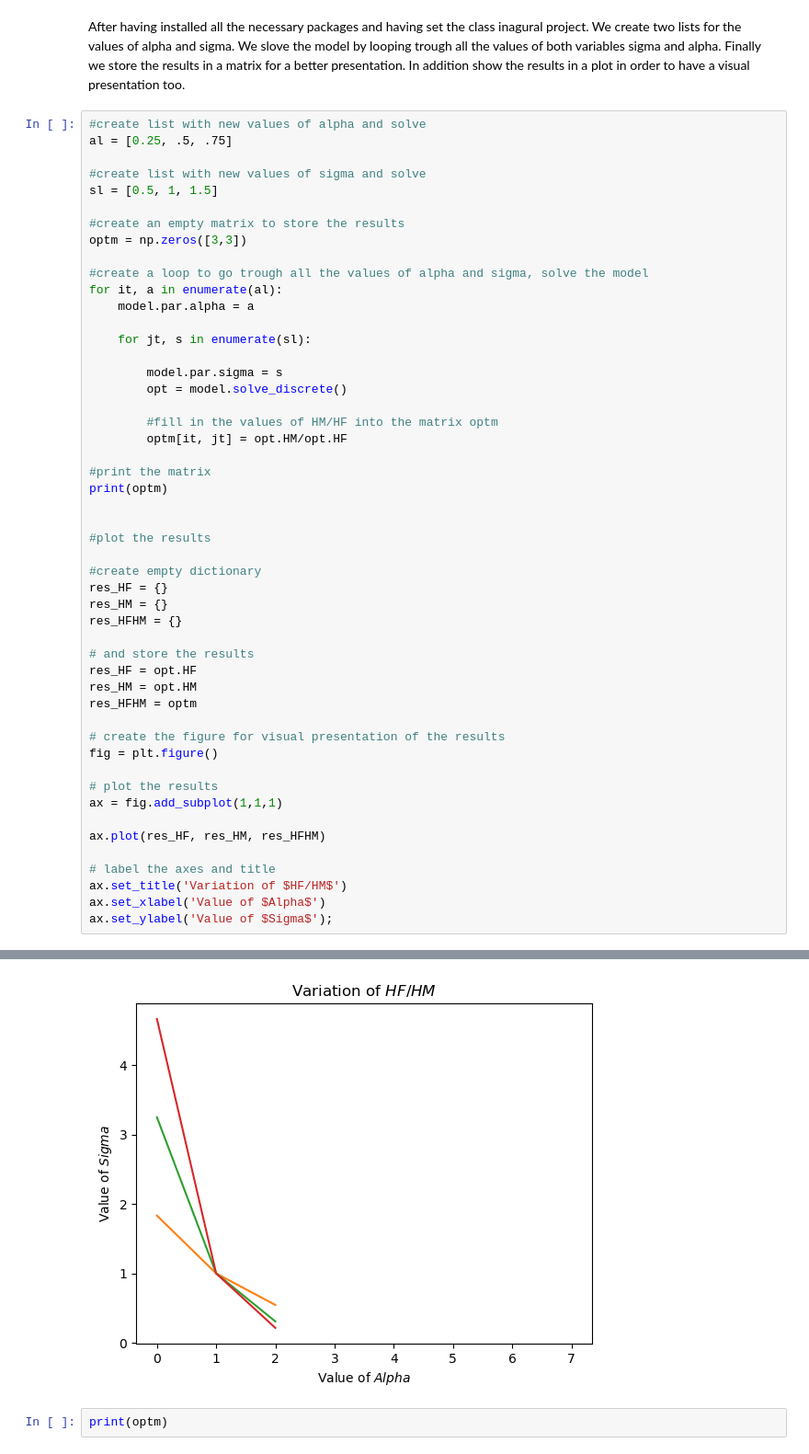
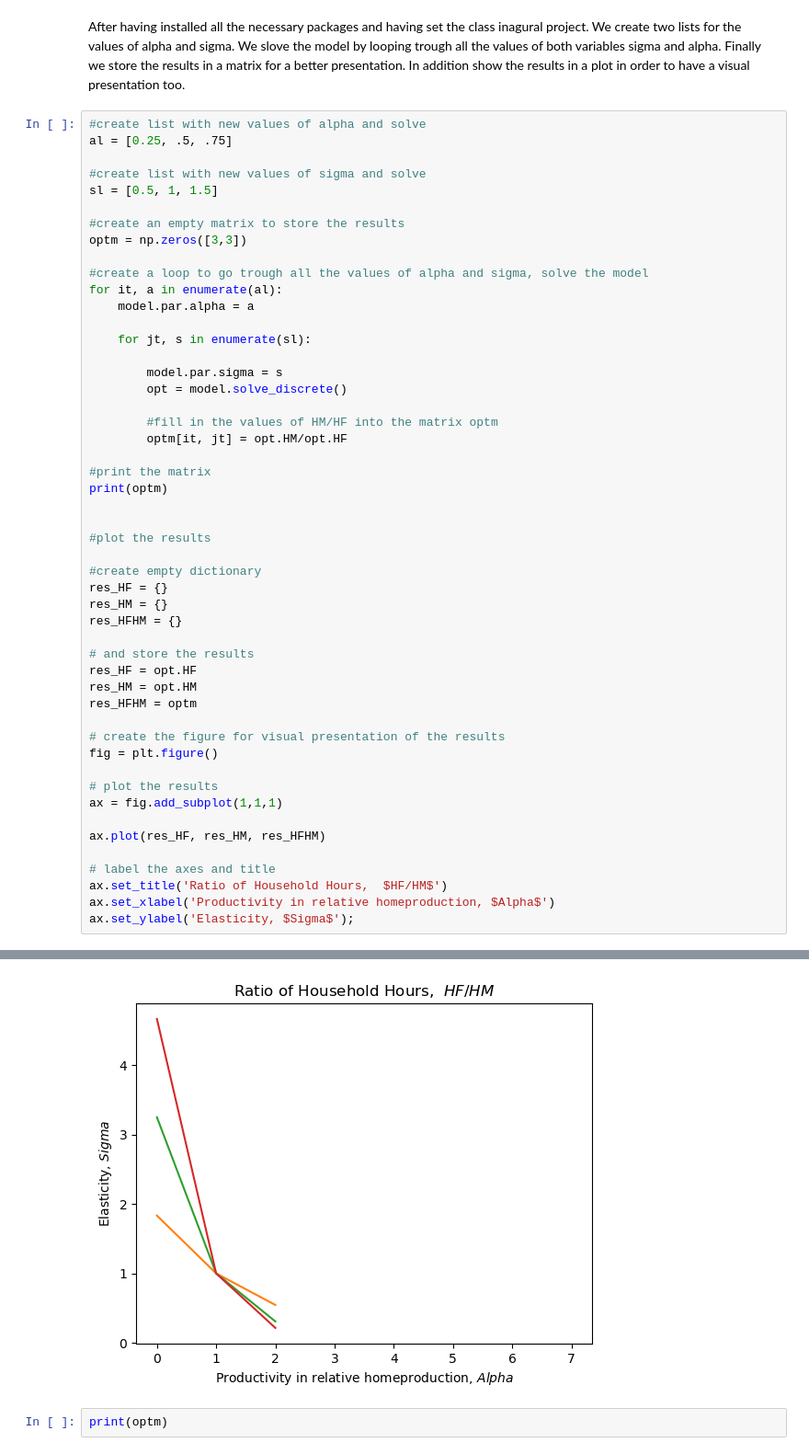
Before and after one commit to NumEconCopenhagen/projects-2023-newteam, a Jupyter notebook: inauguralproject/inauguralproject.ipynb, the cells around one changed output, grey strips where cells are left out. Shown at 92% size. Cells and saved outputs as stored; diff of their text form.

```diff
--- a/inauguralproject/inauguralproject.ipynb
+++ b/inauguralproject/inauguralproject.ipynb
@@ -47,37 +50,37 @@ for it, a in enumerate(al):
 
 #print the matrix
 print(optm)
 
 
 #plot the results
 
 #create empty dictionary
 res_HF = {}
 res_HM = {}
 res_HFHM = {}
 
 # and store the results
 res_HF = opt.HF
 res_HM = opt.HM
 res_HFHM = optm
 
 # create the figure for visual presentation of the results
 fig = plt.figure()
 
 # plot the results
 ax = fig.add_subplot(1,1,1)
 
 ax.plot(res_HF, res_HM, res_HFHM)
 
 # label the axes and title
-ax.set_title('Variation of $HF/HM$')
-ax.set_xlabel('Value of $Alpha$')
-ax.set_ylabel('Value of $Sigma$');
+ax.set_title('Ratio of Household Hours,  $HF/HM$')
+ax.set_xlabel('Productivity in relative homeproduction, $Alpha$')
+ax.set_ylabel('Elasticity, $Sigma$');
 # %% [output]
 [[1.83333333 3.25       4.66666667]
  [1.         1.         1.        ]
  [0.54545455 0.30769231 0.21428571]]
-[figure, old version]
+[figure, new version]
 # %%
 print(optm)
 # %% [output]
```
Also changed, not shown: parts of 4 cells of this notebook, 2 other files.
